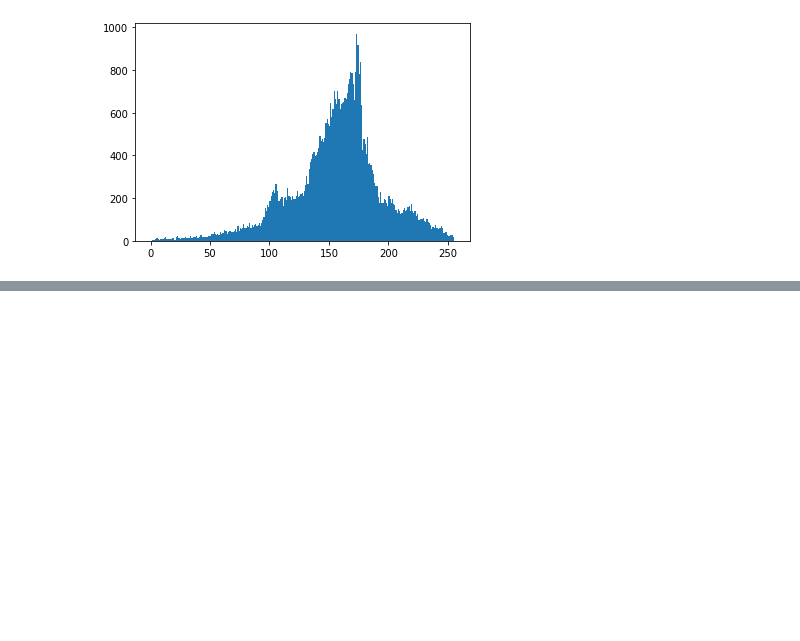
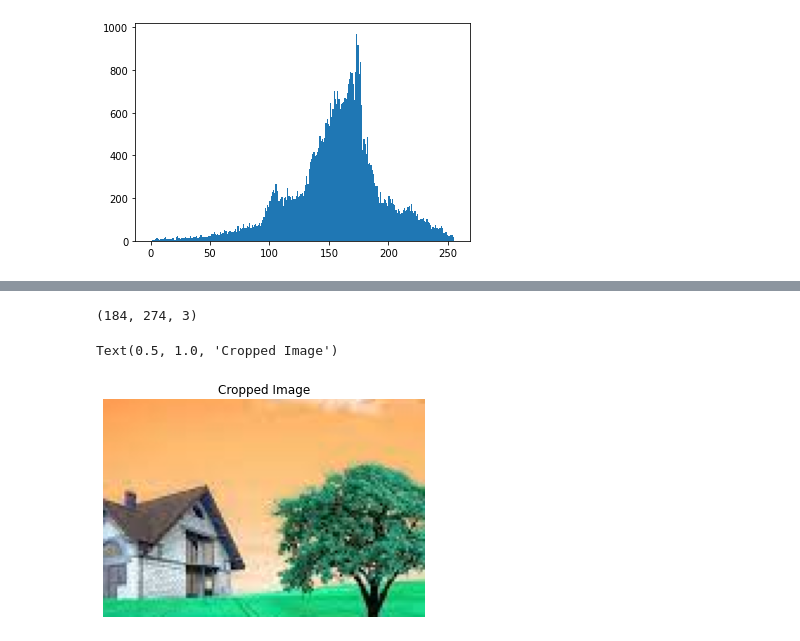
Before and after one commit to Quang-Nguyen-Van/MSE_Image-Video-Processing, a Jupyter notebook: Quizz.ipynb, the cells around one changed output, grey strips where cells are left out. Saved outputs shown, nothing was run; the diff lists cells and outputs as text; code cells hidden in the pictures; blank space fills up the shorter version.

```diff
--- a/Quizz.ipynb
+++ b/Quizz.ipynb
@@ -123,0 +135,17 @@ Text(0.5, 1.0, 'Flipped image')
+# %%
+# Cau 5
+# crop ½ central of the image
+print(Img1.shape)
+
+widt, heigt = Img1.shape[1], Img1.shape[0]
+mid_x, mid_y = int(widt/2), int(heigt/2)
+cw2, ch2 = int(mid_x/2), int(mid_y/2)
+croppedImg = Img1[mid_y-ch2:mid_y+ch2, mid_x-cw2:mid_x + cw2]
+
+plt.imshow(croppedImg)
+plt.axis('off')
+plt.title('Cropped Image')
+# %% [output]
+(184, 274, 3)
+Text(0.5, 1.0, 'Cropped Image')
+[figure, added]
```
Also changed, not shown: parts of 2 cells of this notebook.
